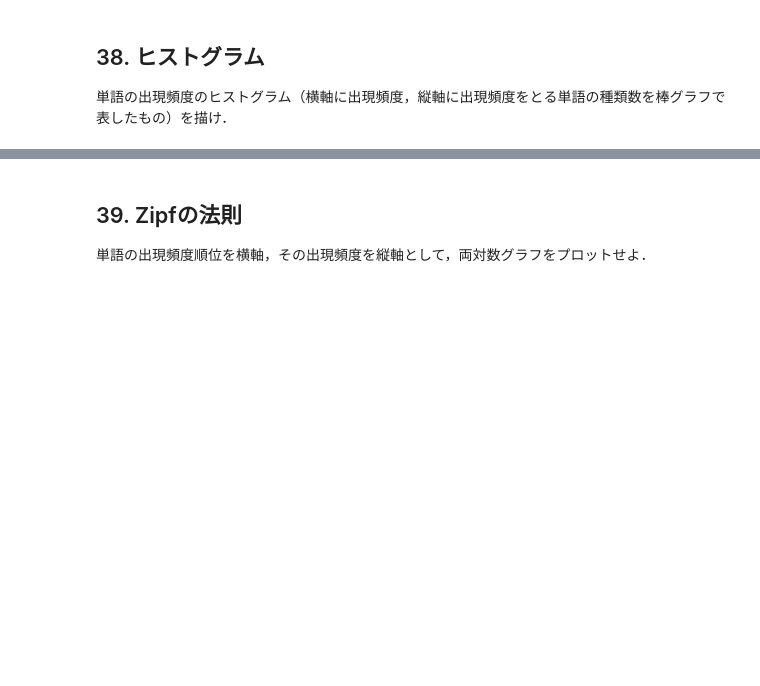
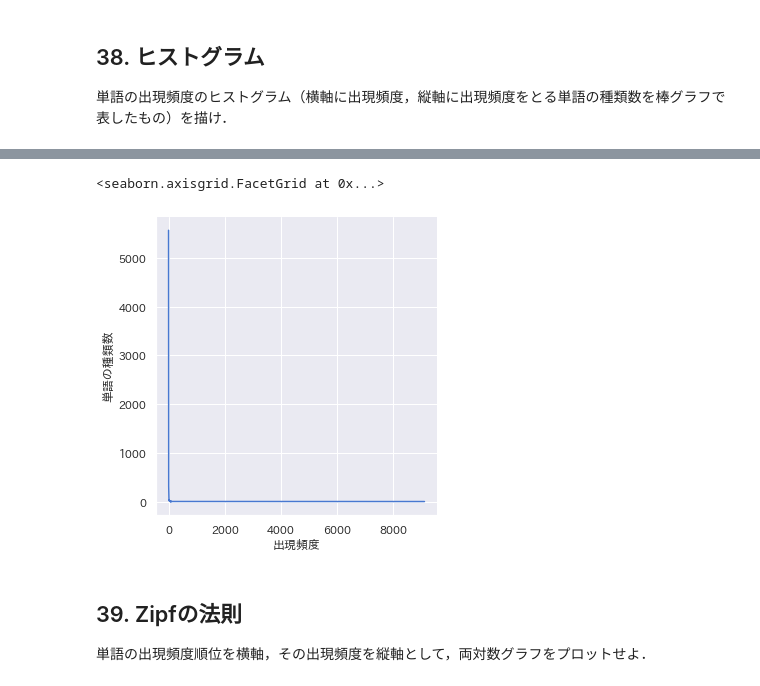
Before and after one commit to infhyroyage/PracticeNLP100Knocks, a Jupyter notebook: Chapter4/Chapter4.ipynb, the cells around one changed output, grey strips where cells are left out. Drawn from its saved outputs; the diff is of its cells as text; code cells hidden in the pictures; blank space fills up the shorter version.

```diff
--- a/Chapter4/Chapter4.ipynb
+++ b/Chapter4/Chapter4.ipynb
@@ -230,3 +282,17 @@ concats_noun
 # %% [markdown]
 ## 38. ヒストグラム
 単語の出現頻度のヒストグラム（横軸に出現頻度，縦軸に出現頻度をとる単語の種類数を棒グラフで表したもの）を描け．
+# %%
+foo = {}
+for frequency in frequencies:
+    if frequency[1] in foo:
+        foo[frequency[1]] += 1
+    else:
+        foo[frequency[1]] = 1
+foo = sorted(foo.items(), key=lambda x:x[0], reverse=True)
+
+data_count = pd.DataFrame({
+    "出現頻度": [bar[0] for bar in foo],
+    "単語の種類数": [bar[1] for bar in foo],
+})
+data_count.head(10)
@@ -233,3 +311,8 @@ concats_noun
+# %%
+sns.relplot(x="出現頻度", y="単語の種類数", data=data_count, kind="line")
+# %% [output]
+<seaborn.axisgrid.FacetGrid at 0x...>
+[figure, added]
 # %% [markdown]
 ## 39. Zipfの法則
 単語の出現頻度順位を横軸，その出現頻度を縦軸として，両対数グラフをプロットせよ．
```
Also changed, not shown: parts of 20 cells of this notebook.
